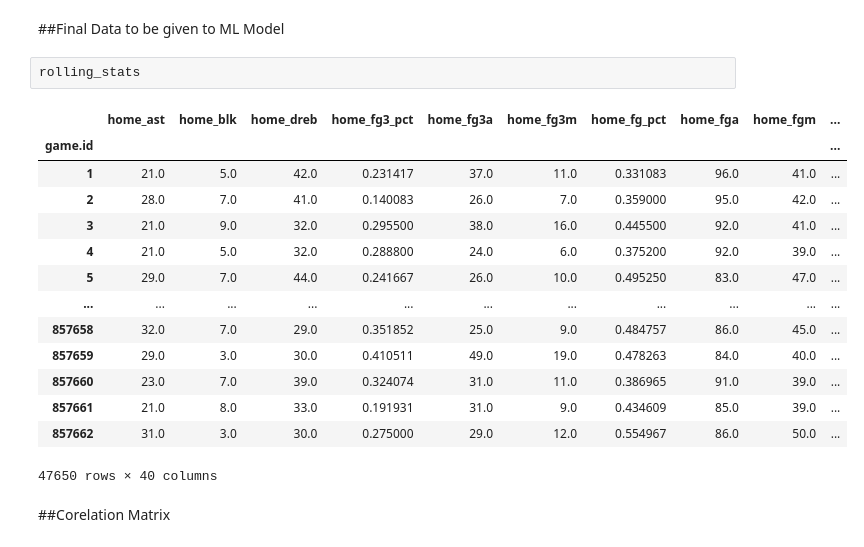
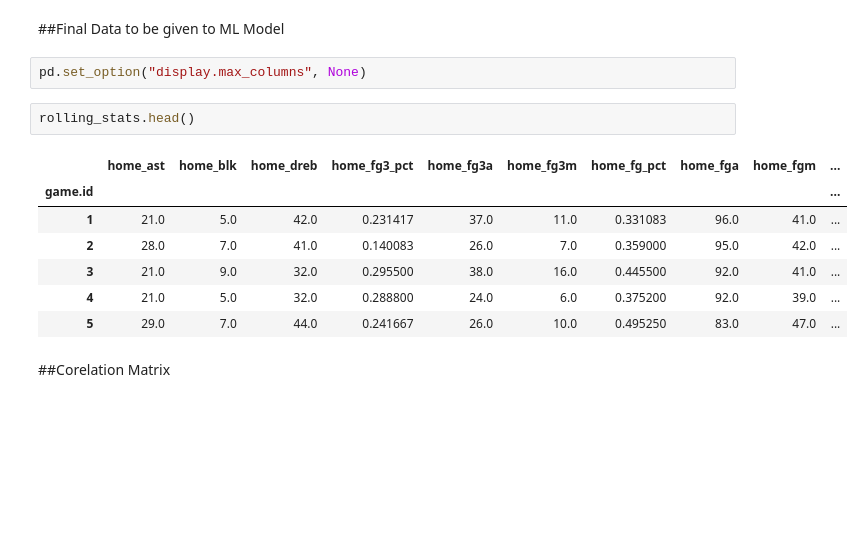
Before and after one commit to Chandramani05/NBA-Games-Data-Analysis-and-Match-Prediction, a Jupyter notebook: NBA_Machine_Learning_Predicting_Scores_using_ANN.ipynb, the cells around one changed output. Cells and saved outputs as stored; diff of their text form; blank space fills up the shorter version.

```diff
--- a/NBA_Machine_Learning_Predicting_Scores_using_ANN.ipynb
+++ b/NBA_Machine_Learning_Predicting_Scores_using_ANN.ipynb
@@ -122,23 +123,18 @@ away_df.columns = ["away_" + col_name for col_name in away_df.columns]
 rolling_stats = pd.merge(home_df, away_df, on="game.id")
 # %% [markdown]
 ##Final Data to be given to ML Model
+# %%
+pd.set_option("display.max_columns", None)
 # %%
-rolling_stats
+rolling_stats.head()
 # %% [output]
 |  | home_ast | home_blk | home_dreb | home_fg3_pct | home_fg3a | home_fg3m | home_fg_pct | home_fga | home_fgm | ... |
 | game.id |  |  |  |  |  |  |  |  |  | ... |
 | 1 | 21.0 | 5.0 | 42.0 | 0.231417 | 37.0 | 11.0 | 0.331083 | 96.0 | 41.0 | ... |
 | 2 | 28.0 | 7.0 | 41.0 | 0.140083 | 26.0 | 7.0 | 0.359000 | 95.0 | 42.0 | ... |
 | 3 | 21.0 | 9.0 | 32.0 | 0.295500 | 38.0 | 16.0 | 0.445500 | 92.0 | 41.0 | ... |
 | 4 | 21.0 | 5.0 | 32.0 | 0.288800 | 24.0 | 6.0 | 0.375200 | 92.0 | 39.0 | ... |
 | 5 | 29.0 | 7.0 | 44.0 | 0.241667 | 26.0 | 10.0 | 0.495250 | 83.0 | 47.0 | ... |
-| ... | ... | ... | ... | ... | ... | ... | ... | ... | ... | ... |
-| 857658 | 32.0 | 7.0 | 29.0 | 0.351852 | 25.0 | 9.0 | 0.484757 | 86.0 | 45.0 | ... |
-| 857659 | 29.0 | 3.0 | 30.0 | 0.410511 | 49.0 | 19.0 | 0.478263 | 84.0 | 40.0 | ... |
-| 857660 | 23.0 | 7.0 | 39.0 | 0.324074 | 31.0 | 11.0 | 0.386965 | 91.0 | 39.0 | ... |
-| 857661 | 21.0 | 8.0 | 33.0 | 0.191931 | 31.0 | 9.0 | 0.434609 | 85.0 | 39.0 | ... |
-| 857662 | 31.0 | 3.0 | 30.0 | 0.275000 | 29.0 | 12.0 | 0.554967 | 86.0 | 50.0 | ... |
-47650 rows × 40 columns
 # %% [markdown]
 ##Corelation Matrix
 # %%
```
Also changed, not shown: parts of 7 cells of this notebook.
